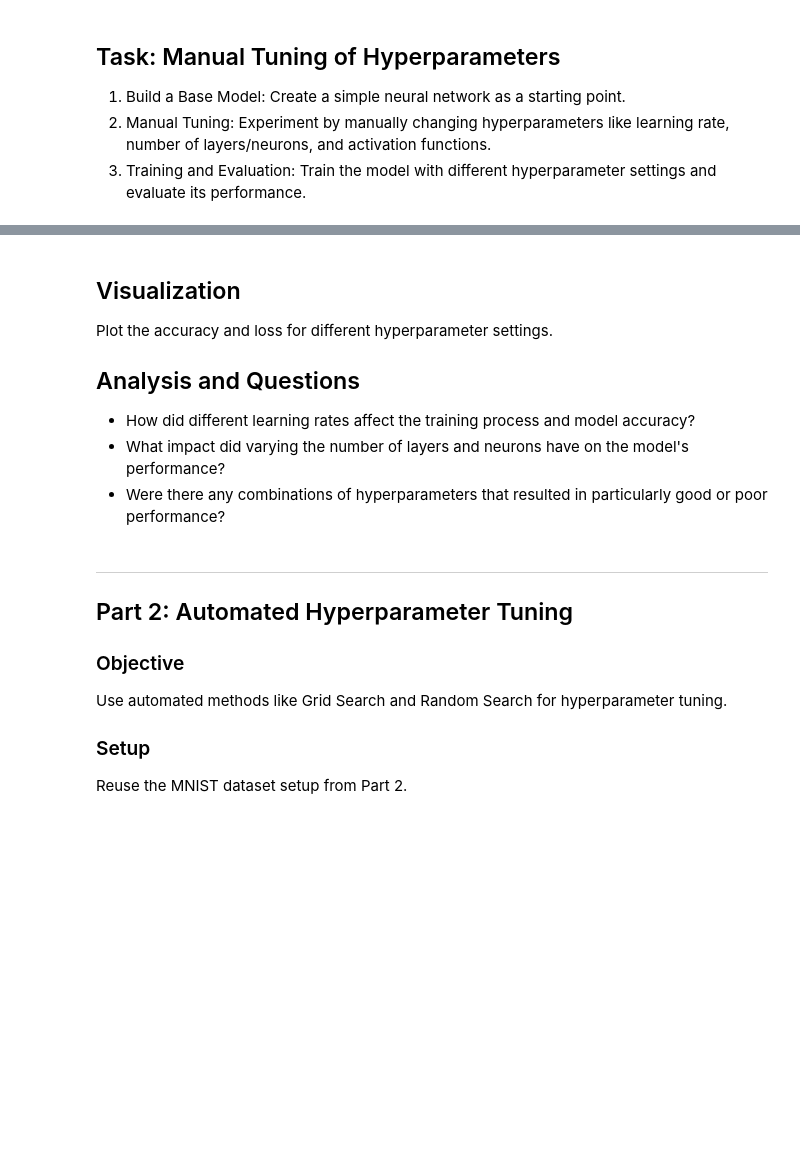
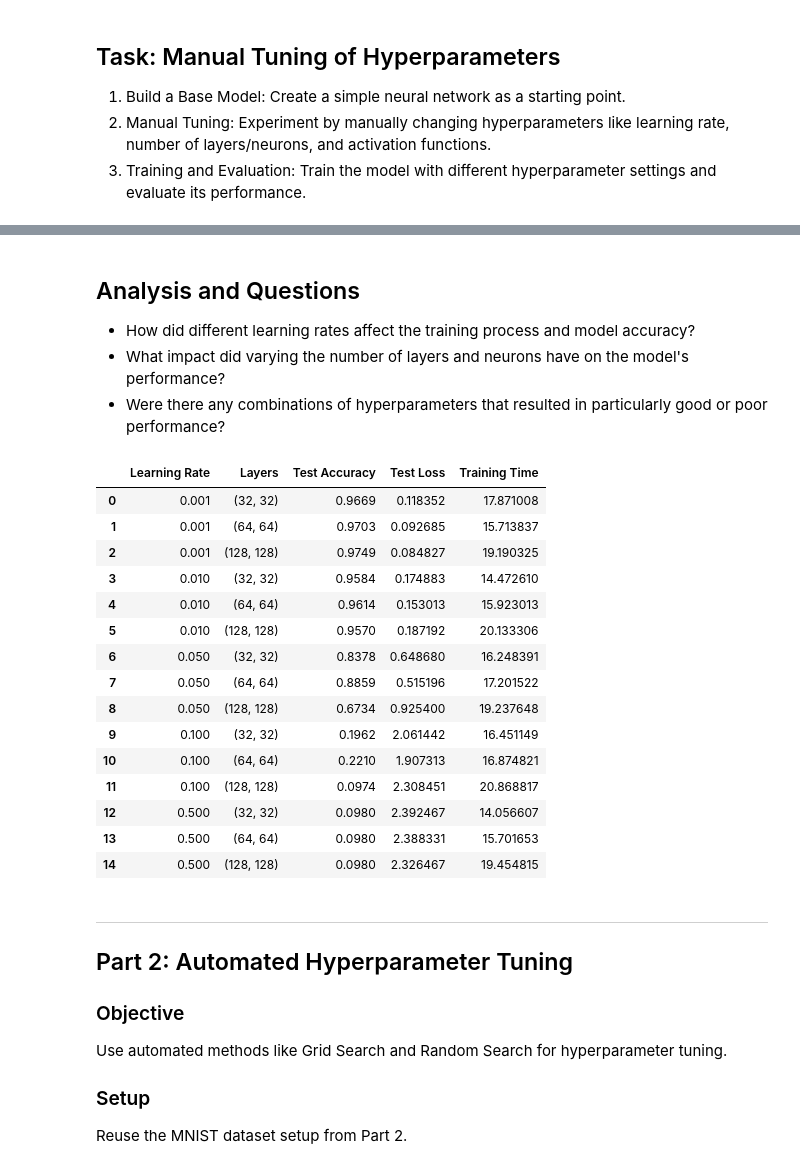
Before and after one commit to wlinds/ITHS-AI22-TF, a Jupyter notebook: Resources/Hyperparameter_tuning.ipynb, the cells around one changed output, grey strips where cells are left out. Saved outputs shown, nothing was run; the diff lists cells and outputs as text; code cells hidden in the pictures; blank space fills up the shorter version.

Commit message:
manual hyperparameter tuning + viz

```diff
--- a/Resources/Hyperparameter_tuning.ipynb
+++ b/Resources/Hyperparameter_tuning.ipynb
@@ -25,17 +41,3 @@ y_train, y_test = to_categorical(y_train, 10), to_categorical(y_test, 10)
 1. Build a Base Model: Create a simple neural network as a starting point.
 2. Manual Tuning: Experiment by manually changing hyperparameters like learning rate, number of layers/neurons, and activation functions.
 3. Training and Evaluation: Train the model with different hyperparameter settings and evaluate its performance.
-# %%
-def build_model(hyperparams):
-    # Construct a model based on hyperparams
-    pass  # Replace with your code
-
-# Example hyperparameters to tune
-learning_rates = [0.001, 0.01, 0.1]
-layer_configs = [(32, 32), (64, 64), (128, 128)]
-
-# Loop through different hyperparameters and train models
-for lr in learning_rates:
-    for layers in layer_configs:
-        # Build and train your model
-        pass  # Replace with your code
@@ -41,0 +107,2 @@ for lr in learning_rates:
+# %%
+df = train_and_test_model()
@@ -42,11 +126,27 @@ for lr in learning_rates:
 # %% [markdown]
-## Visualization
-Plot the accuracy and loss for different hyperparameter settings.
-
 ## Analysis and Questions
 * How did different learning rates affect the training process and model accuracy?
 * What impact did varying the number of layers and neurons have on the model's performance?
 * Were there any combinations of hyperparameters that resulted in particularly good or poor performance?
+# %%
+df # TODO
+# %% [output]
+|  | Learning Rate | Layers | Test Accuracy | Test Loss | Training Time |
+| 0 | 0.001 | (32, 32) | 0.9669 | 0.118352 | 17.871008 |
+| 1 | 0.001 | (64, 64) | 0.9703 | 0.092685 | 15.713837 |
+| 2 | 0.001 | (128, 128) | 0.9749 | 0.084827 | 19.190325 |
+| 3 | 0.010 | (32, 32) | 0.9584 | 0.174883 | 14.472610 |
+| 4 | 0.010 | (64, 64) | 0.9614 | 0.153013 | 15.923013 |
+| 5 | 0.010 | (128, 128) | 0.9570 | 0.187192 | 20.133306 |
+| 6 | 0.050 | (32, 32) | 0.8378 | 0.648680 | 16.248391 |
+| 7 | 0.050 | (64, 64) | 0.8859 | 0.515196 | 17.201522 |
+| 8 | 0.050 | (128, 128) | 0.6734 | 0.925400 | 19.237648 |
+| 9 | 0.100 | (32, 32) | 0.1962 | 2.061442 | 16.451149 |
+| 10 | 0.100 | (64, 64) | 0.2210 | 1.907313 | 16.874821 |
+| 11 | 0.100 | (128, 128) | 0.0974 | 2.308451 | 20.868817 |
+| 12 | 0.500 | (32, 32) | 0.0980 | 2.392467 | 14.056607 |
+| 13 | 0.500 | (64, 64) | 0.0980 | 2.388331 | 15.701653 |
+| 14 | 0.500 | (128, 128) | 0.0980 | 2.326467 | 19.454815 |
 # %% [markdown]
 ------------------------------
 ## Part 2: Automated Hyperparameter Tuning
```
Also changed, not shown: parts of 8 cells of this notebook, 3 other files.
